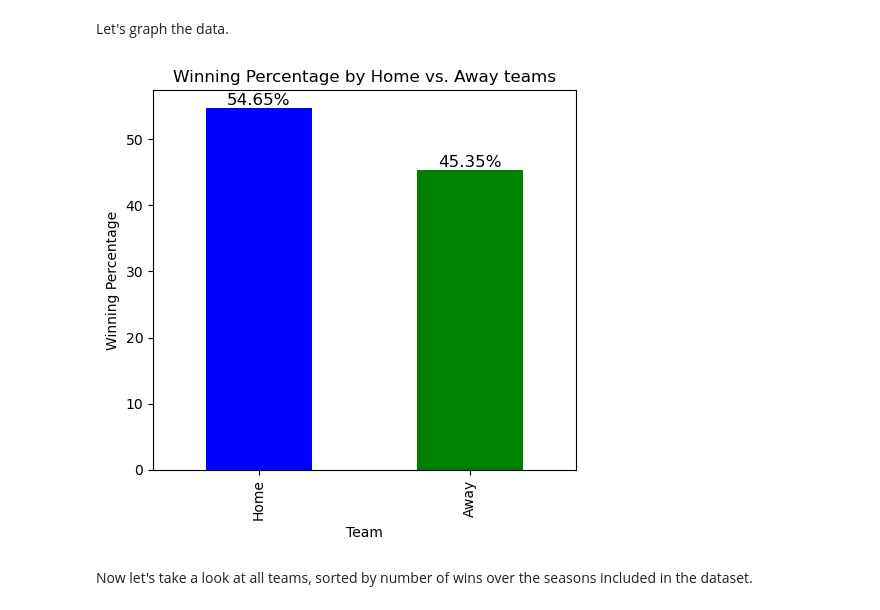
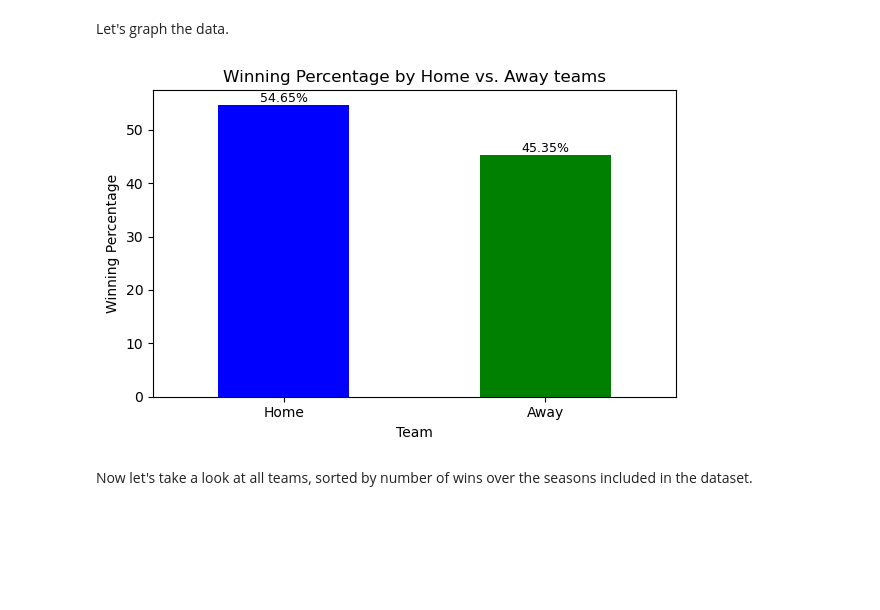
Before and after one commit to markshumka/NHL-Game-Predictor, a Jupyter notebook: Notebooks/Initial_data_upload_and_EDA.ipynb, the cells around one changed output. Saved outputs shown, nothing was run; the diff lists cells and outputs as text; code cells hidden in the pictures; blank space fills up the shorter version.

```diff
--- a/Notebooks/Initial_data_upload_and_EDA.ipynb
+++ b/Notebooks/Initial_data_upload_and_EDA.ipynb
@@ -965,26 +969,26 @@ Let's graph the data.
 # %%
 # Sort the data by winning percentage in descending order
 sorted_winning_percentage = winning_percentage.sort_values(ascending=False)
 
 # Create a bar chart
-plt.figure(figsize=(5, 5))
+plt.figure(figsize=(6, 4))
 sorted_winning_percentage.plot(kind='bar', color=['blue', 'green'])
 
 # Set the x-axis labels and the bar values
-plt.xticks([0, 1], ['Home', 'Away'])
+plt.xticks([0, 1], ['Home', 'Away'], rotation=0)
 for i, v in enumerate(sorted_winning_percentage):
-    plt.text(i, v, f'{v:.2f}%', ha='center', va='bottom', fontsize=12)
+    plt.text(i, v, f'{v:.2f}%', ha='center', va='bottom', fontsize=9)
 
 # Customize the plot
 plt.title('Winning Percentage by Home vs. Away teams')
 plt.xlabel('Team')
 plt.ylabel('Winning Percentage')
 
 # Show the plot
 plt.tight_layout()
 plt.show()
 # %% [output]
-[figure, old version]
+[figure, new version]
 # %% [markdown]
 Now let's take a look at all teams, sorted by number of wins over the seasons included in the dataset.
 # %%
```
Also changed, not shown: parts of 11 cells of this notebook, 1 other file.
